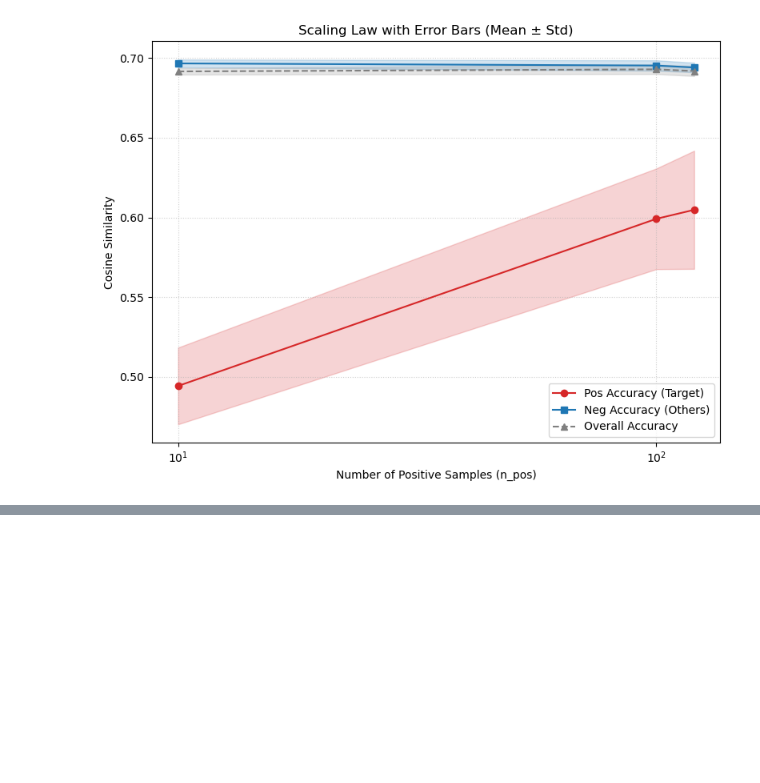
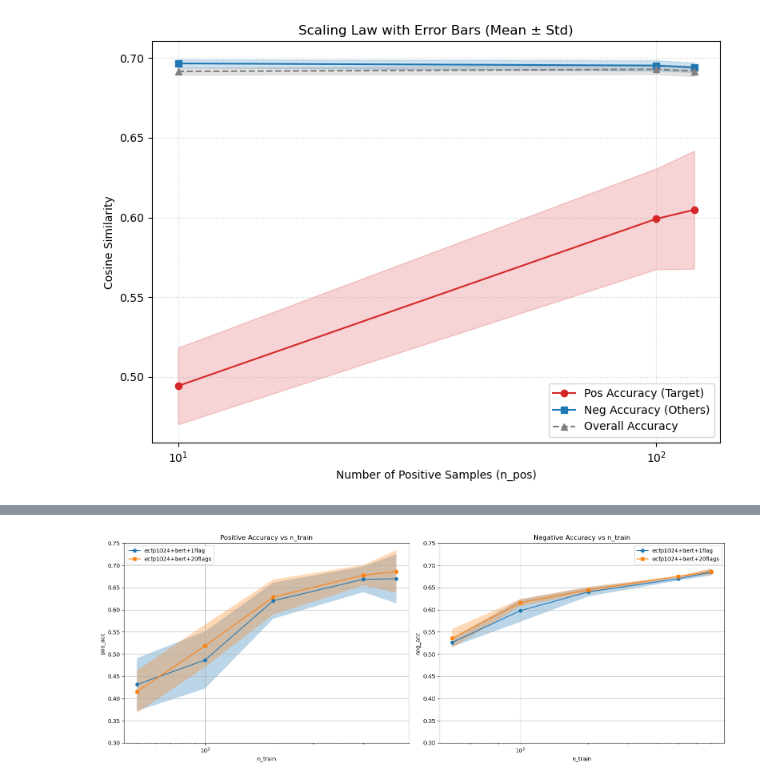
Before and after one commit to 0tum/massspec, a Jupyter notebook: plot.ipynb, the cells around one changed output, grey strips where cells are left out. Saved outputs shown, nothing was run; the diff lists cells and outputs as text; code cells hidden in the pictures; blank space fills up the shorter version.

```diff
--- a/plot.ipynb
+++ b/plot.ipynb
@@ -197,0 +188,84 @@ df_agg_all.to_csv('aggregated_pos_neg_comparison.csv', index=False)
+# %%
+import pandas as pd
+import matplotlib.pyplot as plt
+
+first_features = ['ecfp1024', None]
+second_features = ['bert', None]
+third_features = ['20flags', None]
+
+suffixes = []
+for f1 in first_features:
+    for f2 in second_features:
+        for f3 in third_features:
+            parts = [part for part in [f1, f2, f3] if part is not None]
+            joined = '+'.join(parts)
+            if joined != '' and joined != '20flags':  # Exclude the case where
+                suffixes.append('+'.join(parts))
+
+print(suffixes)
+
+# # Load the dataframes
+for suffix in suffixes:
+    df_{suffix} = pd.read_csv(f'tmp/scaling/scaling-has_F-{suffix}.csv')
+
+# Aggregation function
+def aggregate_data(df, metric):
+    return df.groupby('n_train')[metric].agg(['mean', 'std']).reset_index()
+
+# Prepare data for pos_acc
+first_pos = aggregate_data(df_ecfp, 'pos_acc')
+second_pos = aggregate_data(df_multi, 'pos_acc')
+
+# Prepare data for neg_acc
+first_neg = aggregate_data(df_ecfp, 'neg_acc')
+second_neg = aggregate_data(df_multi, 'neg_acc')
+# Plotting
+fig, axes = plt.subplots(1, 2, figsize=(16, 6))
+
+# Plot pos_acc
+ax = axes[0]
+ax.plot(first_pos['n_train'], first_pos['mean'], label=first_feature, marker='o')
+ax.fill_between(first_pos['n_train'],
+                first_pos['mean'] - first_pos['std'],
+                first_pos['mean'] + first_pos['std'],
+                alpha=0.3)
+
+ax.plot(second_pos['n_train'], second_pos['mean'], label=second_feature, marker='s')
+ax.fill_between(second_pos['n_train'],
+                second_pos['mean'] - second_pos['std'],
+                second_pos['mean'] + second_pos['std'],
+                alpha=0.3)
+
+ax.set_xlabel('n_train')
+ax.set_ylabel('pos_acc')
+ax.set_title('Positive Accuracy vs n_train')
+ax.legend()
+ax.grid(True)
+ax.set_ylim(0.30, 0.75)
+ax.set_xscale('log')
+
+# Plot neg_acc
+ax = axes[1]
+ax.plot(first_neg['n_train'], first_neg['mean'], label=first_feature, marker='o')
+ax.fill_between(first_neg['n_train'],
+                first_neg['mean'] - first_neg['std'],
+                first_neg['mean'] + first_neg['std'],
+                alpha=0.3)
+
+ax.plot(second_neg['n_train'], second_neg['mean'], label=second_feature, marker='s')
+ax.fill_between(second_neg['n_train'],
+                second_neg['mean'] - second_neg['std'],
+                second_neg['mean'] + second_neg['std'],
+                alpha=0.3)
+
+ax.set_xlabel('n_train')
+ax.set_ylabel('neg_acc')
+ax.set_title('Negative Accuracy vs n_train')
+ax.legend()
+ax.grid(True)
+ax.set_ylim(0.30, 0.75)
+ax.set_xscale('log')
+
+plt.tight_layout()
+# plt.savefig(f'tmp/png/comparison_scaling_{first_feature}_vs_{second_feature}.png', dpi=300)
+# %% [output]
@@ -197,0 +273 @@ df_agg_all.to_csv('aggregated_pos_neg_comparison.csv', index=False)
+[figure, added]
```
Also changed, not shown: parts of 3 cells of this notebook, 32 other files.
